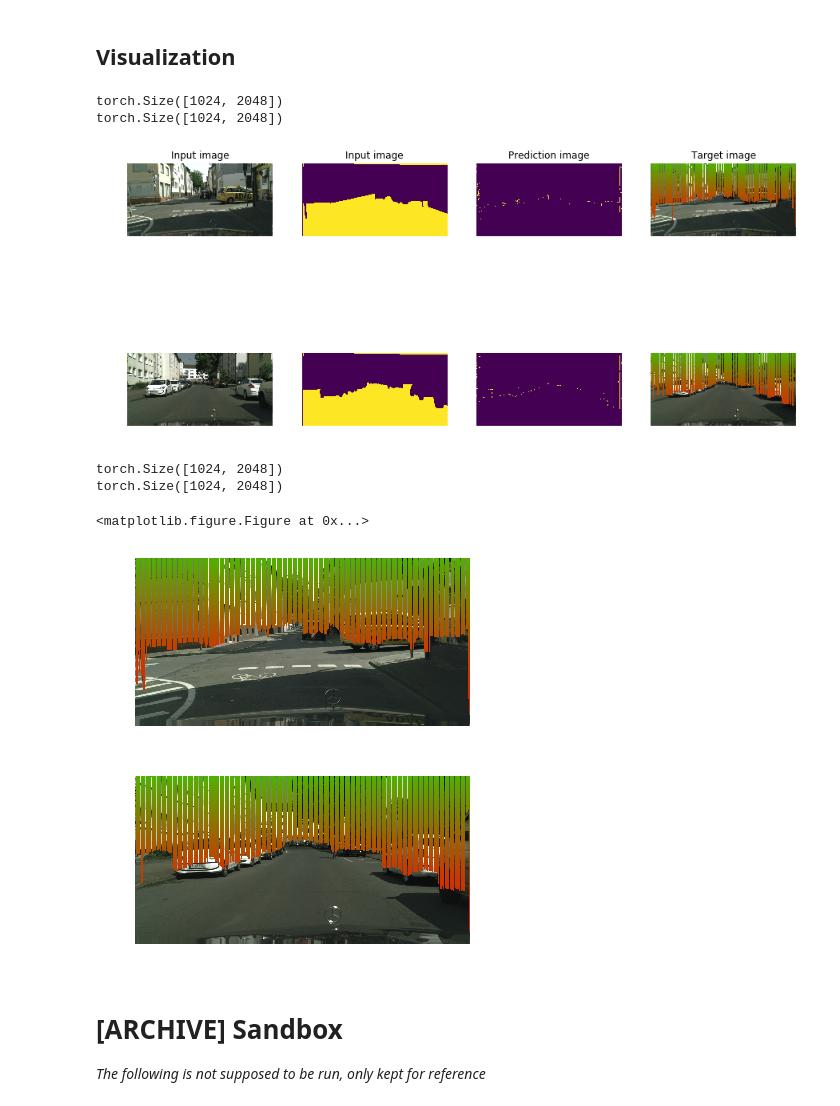
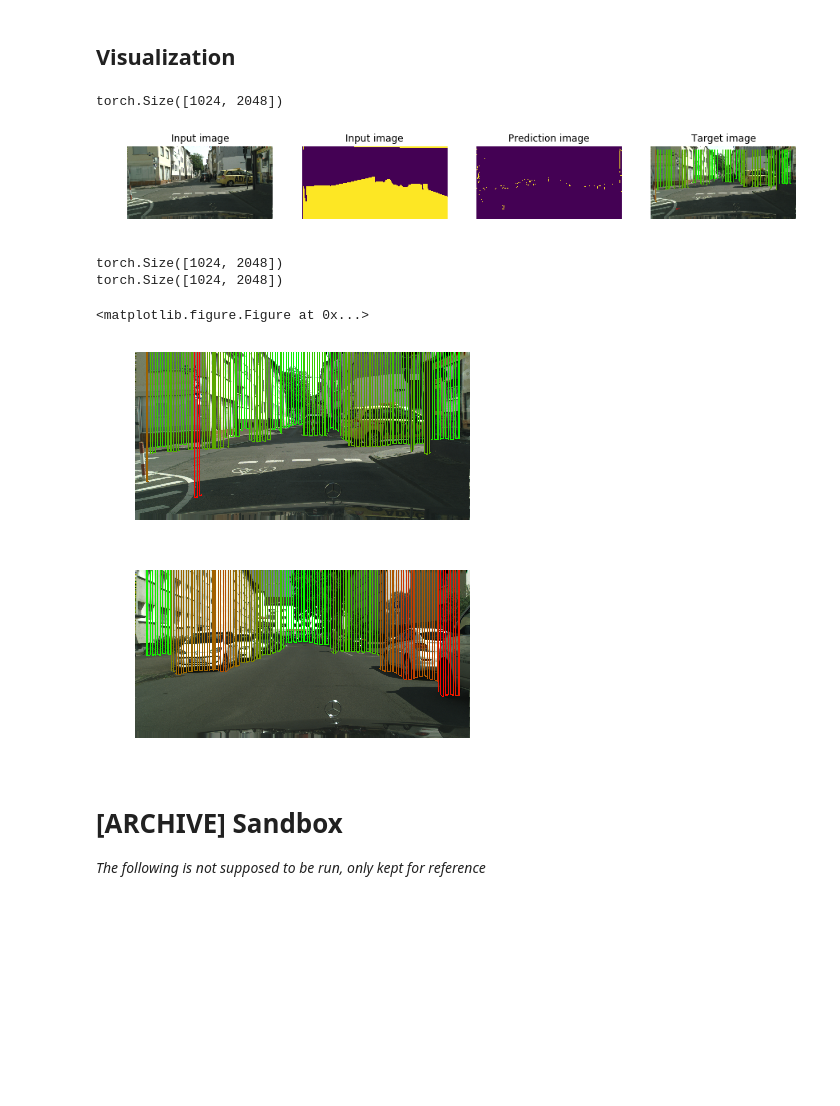
Before and after one commit to Zhuyue0324/dlcv1718, a Jupyter notebook: DL4CV_project.ipynb, the cells around one changed output. Cells and saved outputs as stored; diff of their text form; code cells hidden in the pictures; blank space fills up the shorter version.

Commit message:
stixel bar visualization complete

```diff
--- a/DL4CV_project.ipynb
+++ b/DL4CV_project.ipynb
@@ -297,23 +297,34 @@ Slice width:  2048      Stride:    32   Number of Slices:    61
 KeyboardInterrupt:
 # %% [markdown]
  ## Visualization
+# %%
+def stixel_bar(color_img, label_img, stride, offset):
+    label_img = np.squeeze(label_img)
+    color_img_rgb = color_img.transpose(1,2,0)
+    #label_img = reduce(label_img, ROAD_LABELS)
+    mask =np.where(label_img[40:980,offset:-offset] > 0, 1, 0)
+    mask = np.diag(range(940)).dot(mask)
+    am = np.argmax(mask,0)
+    distances = np.zeros(2048-2*offset)
+    for i in range(2048-2*offset):
+        distances[i]=proximity(i+offset, am[i],alpha=0.00001, beta=0.1)
+    distances=((distances-np.min(distances))/(np.max(distances)-np.min(distances))*250).astype(int)
+    for i in range(2048-2*offset):
+        if i%stride > 5:
+            d=distances[i]
+            if (i%stride < 13):
+                for j in range(am[i]+44):
+                    color_img_rgb[j,i+offset,:] = [2+d, 253-d,0]
+            elif (i%stride >stride-8):
+                for j in range(am[i]+44):
+                    color_img_rgb[j,i+offset,:] = [2+d, 253-d,0]
+            else:
+                for j in range(7):
+                    color_img_rgb[am[i]+43-j,i+offset,:] = [2+d, 253-d,0]
+
+    return color_img_rgb
 # %%
-def stixel_bar(color_img, label_img, stride):
-    label_img = np.squeeze(label_img)
-    color_img_rgb = color_img.transpose(1,2,0)
-    #label_img = reduce(label_img, ROAD_LABELS)
-    mask =np.where(label_img[40:980,:] > 0, 1, 0)
-    mask = np.diag(range(940)).dot(mask)
-    am = np.argmax(mask,0)
-    for i in range(2048):
-        if i%stride > 5:
-            #d=(int(proximity(i,am[i],alpha=0.000001))*2-50)
-            for j in range(am[i]):
-                d=(int(proximity(i,j,alpha=0.001, beta=0.4))*2-50)
-                color_img_rgb[j,i,:] = [d, 255-d,0]
-    return color_img_rgb
-
-NB_SAMPLE_IMGS = 2
+NB_SAMPLE_IMGS = 1
 fig = plt.figure(figsize=(15, 4 * NB_SAMPLE_IMGS))
 OFFSET = SLICE_WIDTH - 2 * STRIDE
 for i in range (NB_SAMPLE_IMGS):
@@ -368,36 +379,35 @@ for i in range (NB_SAMPLE_IMGS):
     npred = pred.numpy()
     plt.subplot(NB_SAMPLE_IMGS, 4, i * 4 + 3)
     plt.axis('off')
     es = edge_smoother(npred)
     plt.imshow(es)
     if i == 0:
         plt.title("Prediction image")
 
     # comparison
     plt.subplot(NB_SAMPLE_IMGS, 4, i * 4 + 4)
     plt.axis('off')
     #comp = compare(red, es)
-    comp = stixel_bar(img, es, STRIDE)
+    comp = stixel_bar(img, es, STRIDE, OFFSET)
     plt.imshow(comp)
     if i == 0:
         plt.title("Target image")
 
     # save it ==> TODO debug
     IM = Image.fromarray((npred*255).astype('uint8'))
     IM.save("pred_"+str(i)+".jpeg")
     EG = Image.fromarray((es*255).astype('uint8'))
     EG.save("canny_"+str(i)+".jpeg")
     #scipy.misc.imsave('compare_'+str(i)+'.png', comp)
 
     #CP = Image.fromarray(comp)
     #"CP.save("compare_"+str(i)+".jpeg")
 
 fig.savefig('test.png')
 plt.show()
 # %% [output]
 torch.Size([1024, 2048])
-torch.Size([1024, 2048])
-[figure, old version]
+[figure, new version]
 # %%
 NB_SAMPLE_IMGS = 2
 fig = plt.figure()
@@ -430,17 +440,17 @@ for i in range (NB_SAMPLE_IMGS):
     plt.subplot(1,1,1)
     plt.axis('off')
     #comp = compare(red, es)
-    comp = stixel_bar(img, es, STRIDE)
+    comp = stixel_bar(img, es, STRIDE, OFFSET)
     plt.imshow(comp)
 
     # save it ==> TODO debug
-    fig.savefig("compare_"+str(i)+".jpeg")
+    fig.savefig("compare_"+str(i)+".jpg", dpi=900)
 # %% [output]
 torch.Size([1024, 2048])
 torch.Size([1024, 2048])
 <matplotlib.figure.Figure at 0x...>
-[figure, old version]
+[figure, new version]
-[figure, old version]
+[figure, new version]
 # %% [markdown]
 # [ARCHIVE] Sandbox
 
```
Also changed, not shown: parts of 2 cells of this notebook.
